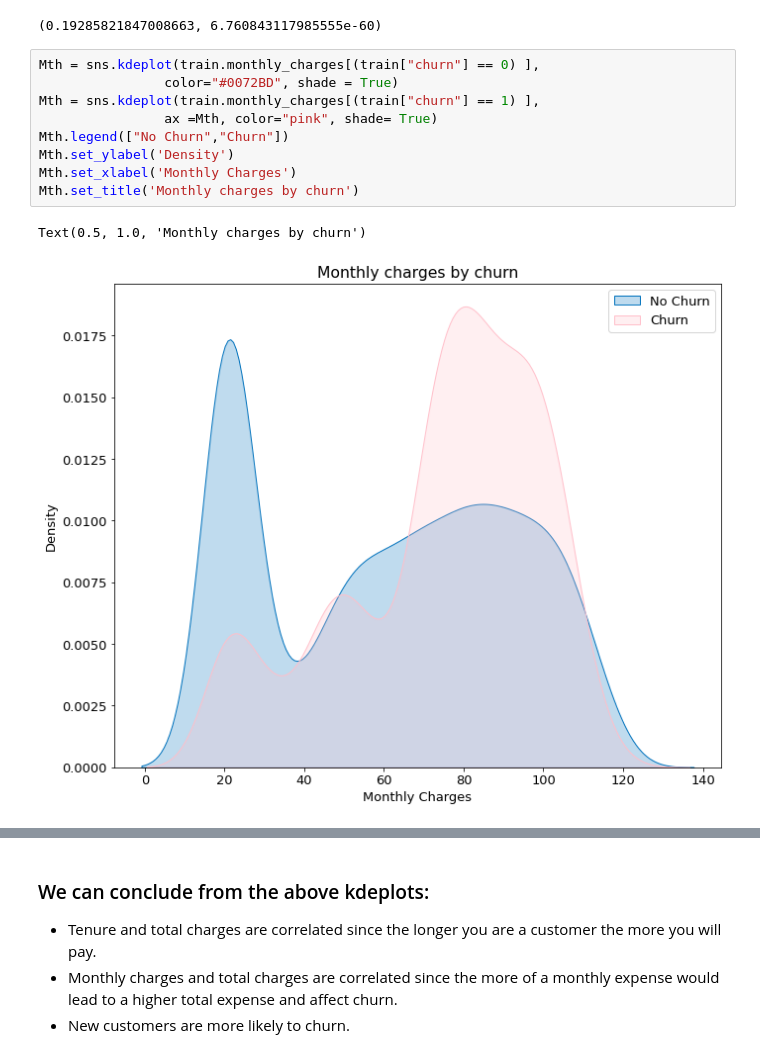
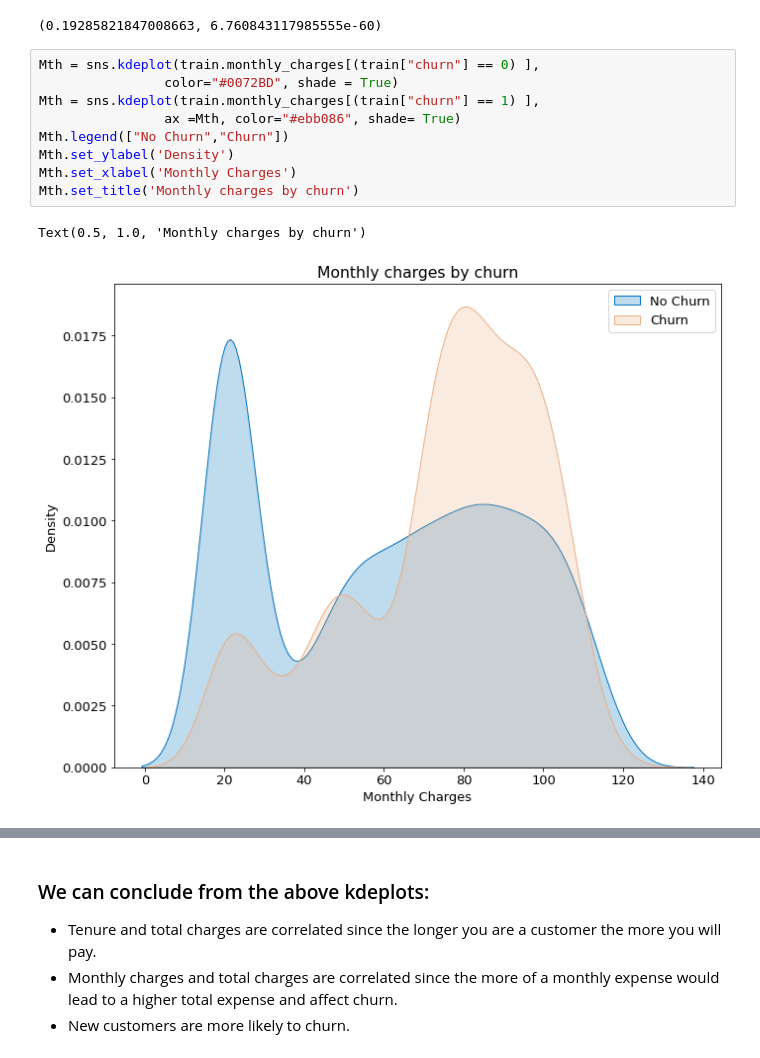
Before and after one commit to raycerna/telco-churn-analysis, a Jupyter notebook: final_report.ipynb, the cells around one changed output, grey strips where cells are left out. Saved outputs shown, nothing was run; the diff lists cells and outputs as text.

```diff
--- a/final_report.ipynb
+++ b/final_report.ipynb
@@ -209,15 +227,15 @@ corr, p
 # %%
 Mth = sns.kdeplot(train.monthly_charges[(train["churn"] == 0) ],
                 color="#0072BD", shade = True)
 Mth = sns.kdeplot(train.monthly_charges[(train["churn"] == 1) ],
-                ax =Mth, color="pink", shade= True)
+                ax =Mth, color="#ebb086", shade= True)
 Mth.legend(["No Churn","Churn"])
 Mth.set_ylabel('Density')
 Mth.set_xlabel('Monthly Charges')
 Mth.set_title('Monthly charges by churn')
 # %% [output]
 Text(0.5, 1.0, 'Monthly charges by churn')
-[figure, old version]
+[figure, new version]
 # %%
 Tot = sns.kdeplot(train.total_charges[(train["churn"] == 0) ],
                 color="#0072BD", shade = True)
```
Also changed, not shown: parts of 9 cells of this notebook.
